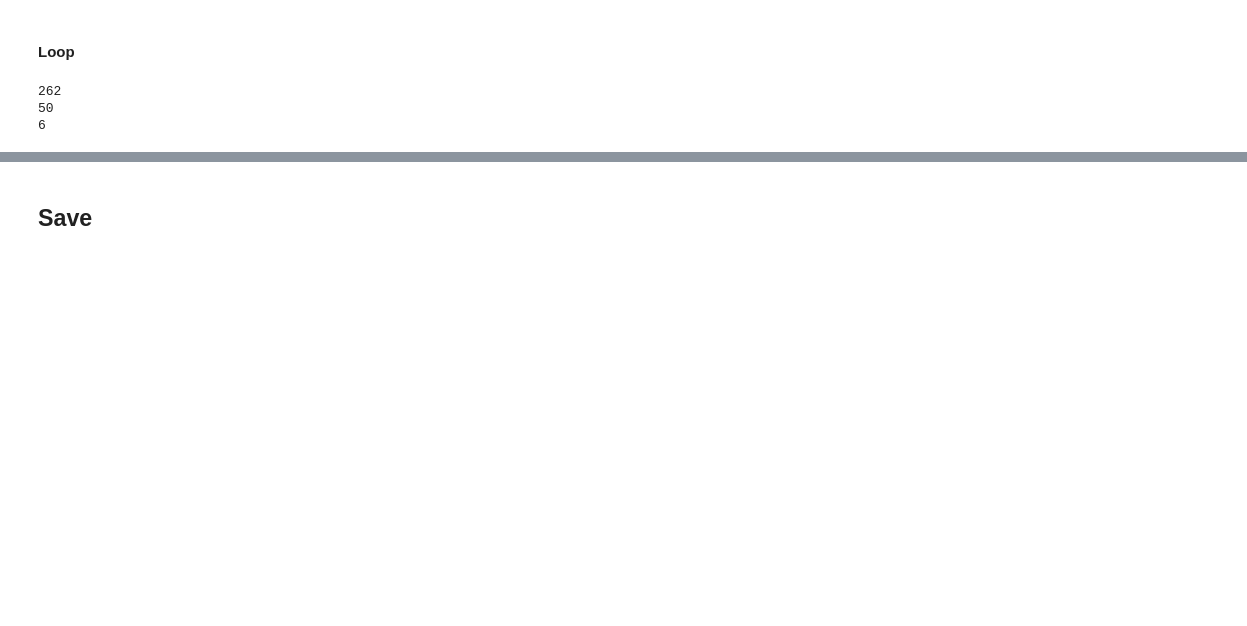
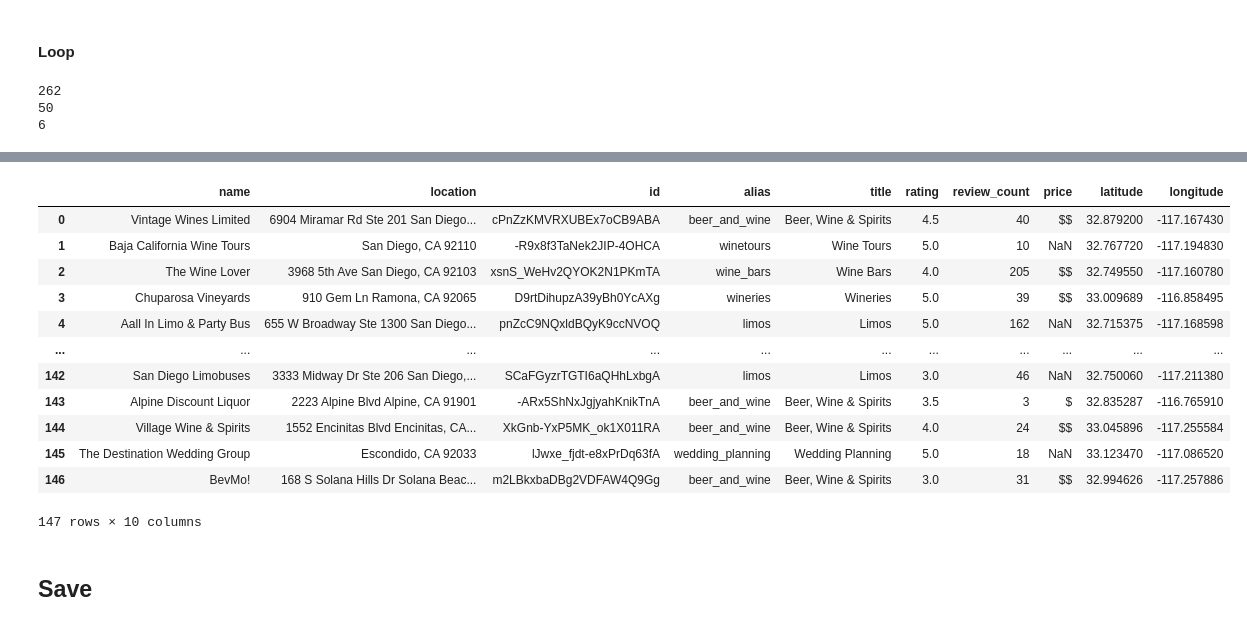
Before and after one commit to pleasecallmejax/Phase-1-Project, a Jupyter notebook: Data_Acquisition_Process.ipynb, the cells around one changed output, grey strips where cells are left out. Cells and saved outputs as stored; diff of their text form; code cells hidden in the pictures; blank space fills up the shorter version.

```diff
--- a/Data_Acquisition_Process.ipynb
+++ b/Data_Acquisition_Process.ipynb
@@ -350,13 +372,13 @@ len(test1['businesses'])
 # %% [markdown]
 #### Loop
 # %%
-# results = yelp_request_offset('winery', 'San Diego', yelp_key, offset=0, verbose=False)
+results = yelp_request_offset('winery', 'San Diego', yelp_key, offset=0, verbose=False)
 
-# num_pages = results['total']//50+1
+num_pages = results['total']//50+1
 
-# print(results['total'])
-# print(len(results['businesses']))
-# print(num_pages)
+print(results['total'])
+print(len(results['businesses']))
+print(num_pages)
 # %% [output]
 262
 50
@@ -375,6 +415,20 @@ len(test1['businesses'])
 # %%
-# df_concat = pd.concat(parsed_results_dfs, ignore_index=True)
-# df_concat
+df_concat = pd.concat(parsed_results_dfs, ignore_index=True)
+df_concat
+# %% [output]
+|  | name | location | id | alias | title | rating | review_count | price | latitude | longitude |
+| 0 | Vintage Wines Limited | 6904 Miramar Rd Ste 201 San Diego... | cPnZzKMVRXUBEx7oCB9ABA | beer_and_wine | Beer, Wine & Spirits | 4.5 | 40 | $$ | 32.879200 | -117.167430 |
+| 1 | Baja California Wine Tours | San Diego, CA 92110 | -R9x8f3TaNek2JIP-4OHCA | winetours | Wine Tours | 5.0 | 10 | NaN | 32.767720 | -117.194830 |
+| 2 | The Wine Lover | 3968 5th Ave San Diego, CA 92103 | xsnS_WeHv2QYOK2N1PKmTA | wine_bars | Wine Bars | 4.0 | 205 | $$ | 32.749550 | -117.160780 |
+| 3 | Chuparosa Vineyards | 910 Gem Ln Ramona, CA 92065 | D9rtDihupzA39yBh0YcAXg | wineries | Wineries | 5.0 | 39 | $$ | 33.009689 | -116.858495 |
+| 4 | Aall In Limo & Party Bus | 655 W Broadway Ste 1300 San Diego... | pnZcC9NQxldBQyK9ccNVOQ | limos | Limos | 5.0 | 162 | NaN | 32.715375 | -117.168598 |
+| ... | ... | ... | ... | ... | ... | ... | ... | ... | ... | ... |
+| 142 | San Diego Limobuses | 3333 Midway Dr Ste 206 San Diego,... | SCaFGyzrTGTI6aQHhLxbgA | limos | Limos | 3.0 | 46 | NaN | 32.750060 | -117.211380 |
+| 143 | Alpine Discount Liquor | 2223 Alpine Blvd Alpine, CA 91901 | -ARx5ShNxJgjyahKnikTnA | beer_and_wine | Beer, Wine & Spirits | 3.5 | 3 | $ | 32.835287 | -116.765910 |
+| 144 | Village Wine & Spirits | 1552 Encinitas Blvd Encinitas, CA... | XkGnb-YxP5MK_ok1X011RA | beer_and_wine | Beer, Wine & Spirits | 4.0 | 24 | $$ | 33.045896 | -117.255584 |
+| 145 | The Destination Wedding Group | Escondido, CA 92033 | lJwxe_fjdt-e8xPrDq63fA | wedding_planning | Wedding Planning | 5.0 | 18 | NaN | 33.123470 | -117.086520 |
+| 146 | BevMo! | 168 S Solana Hills Dr Solana Beac... | m2LBkxbaDBg2VDFAW4Q9Gg | beer_and_wine | Beer, Wine & Spirits | 3.0 | 31 | $$ | 32.994626 | -117.257886 |
+147 rows × 10 columns
 # %% [markdown]
 ## Save
 # %% [markdown]
```
Also changed, not shown: parts of 34 cells of this notebook, 3 other files.
